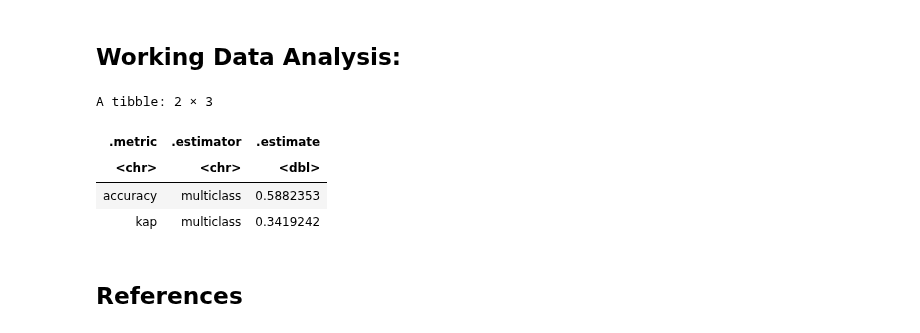
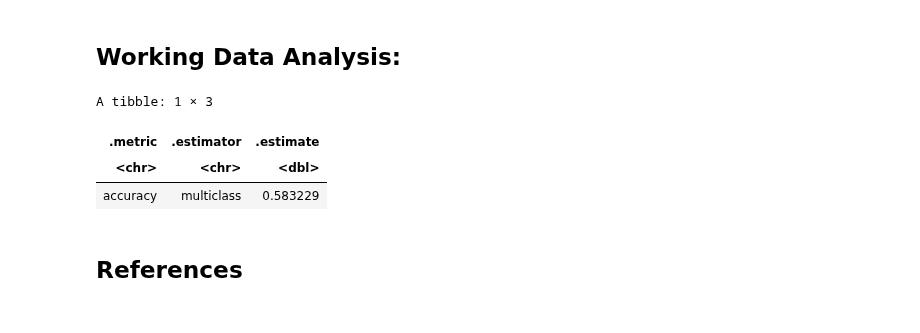
Before and after one commit to jon-chow/DSCI100-WineQualityAnalysis, a Jupyter notebook: Proposal.ipynb, the cells around one changed output. Drawn from its saved outputs; the diff is of its cells as text; code cells hidden in the pictures.

Commit message:
found best k value and made prediction on test

```diff
--- a/Proposal.ipynb
+++ b/Proposal.ipynb
@@ -195,48 +195,54 @@ Future questions that may arise include those concerned over what other potentia
 # %%
 # creating a model
 
-recipe <- recipe(quality ~., data = train_data) %>%
+set.seed(7)
+
+predictor_train_data <- train_data %>% select(-c(fixed_acidity, volatile_acidity, citric_acid, free_so2))
+
+recipe <- recipe(quality ~., data = predictor_train_data) %>%
 step_scale(all_predictors()) %>%
 step_center(all_predictors())
 
-model <- nearest_neighbor(weight_func = "rectangular", neighbors = tune()) %>%
-set_engine("kknn") %>%
-set_mode("classification")
+# code below yeilded k = 46, with a mean of 0.575 accuracy
 
-# k = 6 has lowest
+# model <- nearest_neighbor(weight_func = "rectangular", neighbors = tune()) %>%
+# set_engine("kknn") %>%
+# set_mode("classification")
 
 # vfold <- vfold_cv(train_data, v = 5, strata = quality)
 
 # k_vals <- tibble(neighbors = seq(1,100,5))
 
 # train_fit <- workflow() %>%
 # add_recipe(recipe) %>%
 # add_model(model) %>%
 # tune_grid(resamples = vfold, grid = k_vals) %>%
 # collect_metrics() %>%
-# filter(.metric == "rmse") %>%
-# filter(mean == min(mean))
+# filter(.metric == "accuracy") %>%
+# arrange(mean)
 # train_fit
 
-best_model <- nearest_neighbor(weight_func = "rectangular", neighbors = 6) %>%
+best_model <- nearest_neighbor(weight_func = "rectangular", neighbors = 46) %>%
 set_engine("kknn") %>%
 set_mode("classification")
 
 train_fit <- workflow() %>%
 add_recipe(recipe) %>%
 add_model(best_model) %>%
-fit(train_data)
+fit(predictor_train_data)
 
 predict_accuracy <- predict(train_fit, test_data) %>%
 bind_cols(test_data) %>%
-metrics(truth = quality, estimate = .pred_class)
+metrics(truth = quality, estimate = .pred_class) %>%
+filter(.metric == "accuracy")
 predict_accuracy
+
+# code above gives accuracy of 0.583
 # %% [output]
-A tibble: 2 × 3
+A tibble: 1 × 3
 | .metric | .estimator | .estimate |
 | <chr> | <chr> | <dbl> |
-| accuracy | multiclass | 0.5882353 |
-| kap | multiclass | 0.3419242 |
+| accuracy | multiclass | 0.583229 |
 # %% [markdown]
 ## References
 # %% [markdown]
```
Also changed, not shown: parts of 1 cell of this notebook.
